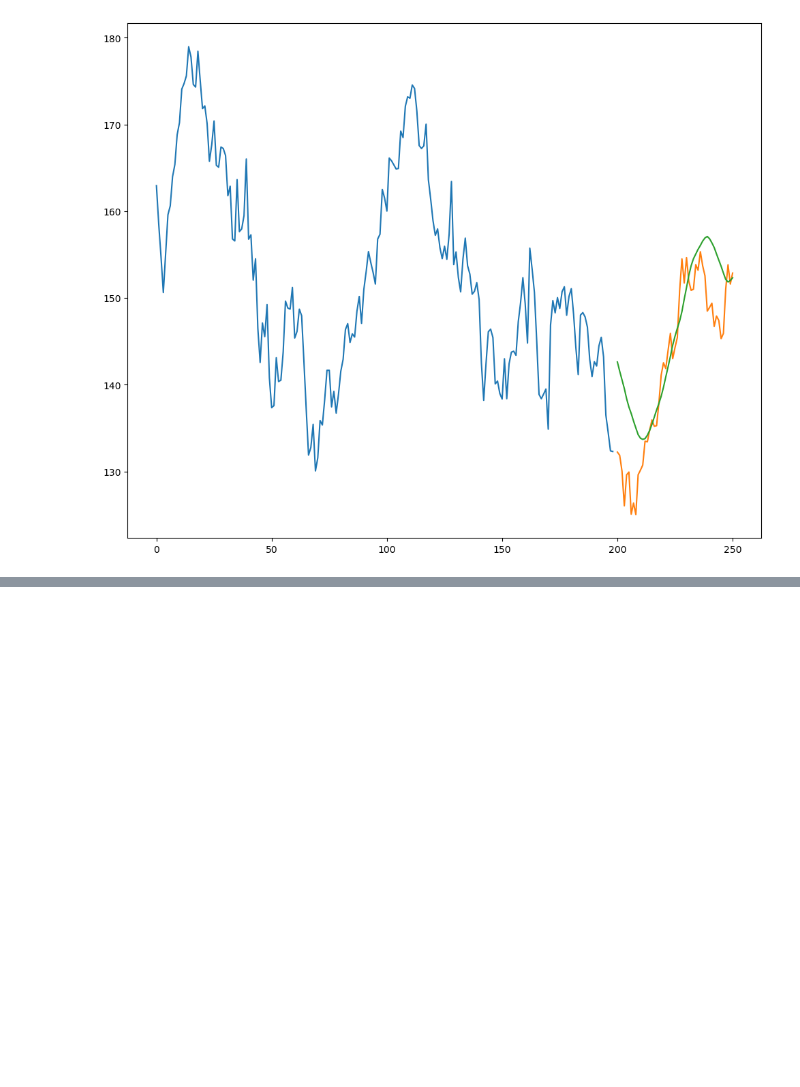
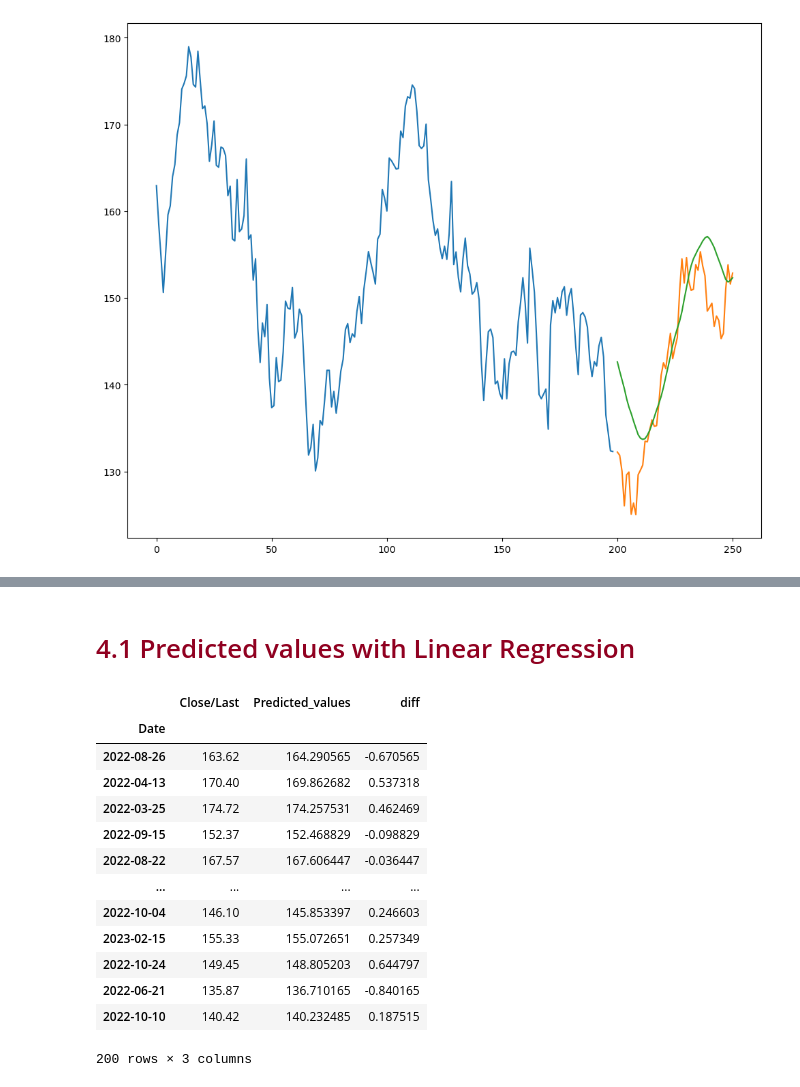
Before and after one commit to Laurence-kyla/LSTM, a Jupyter notebook: LSTM_Apple_actions.ipynb, the cells around one changed output, grey strips where cells are left out. Saved outputs shown, nothing was run; the diff lists cells and outputs as text; code cells hidden in the pictures; blank space fills up the shorter version.

```diff
--- a/LSTM_Apple_actions.ipynb
+++ b/LSTM_Apple_actions.ipynb
@@ -696,0 +697,23 @@ scores
+# %% [markdown]
+<a id='4.1'></a>
+# <font color='#900020'>4.1 Predicted values with Linear Regression</font>
+# %%
+predicted_rl = pd.DataFrame(y_train)
+predicted_rl['Predicted_values'] = y_pred_train_rl
+predicted_rl['diff'] = predicted_rl['Close/Last'] - predicted_rl['Predicted_values']
+predicted_rl
+# %% [output]
+|  | Close/Last | Predicted_values | diff |
+| Date |  |  |  |
+| 2022-08-26 | 163.62 | 164.290565 | -0.670565 |
+| 2022-04-13 | 170.40 | 169.862682 | 0.537318 |
+| 2022-03-25 | 174.72 | 174.257531 | 0.462469 |
+| 2022-09-15 | 152.37 | 152.468829 | -0.098829 |
+| 2022-08-22 | 167.57 | 167.606447 | -0.036447 |
+| ... | ... | ... | ... |
+| 2022-10-04 | 146.10 | 145.853397 | 0.246603 |
+| 2023-02-15 | 155.33 | 155.072651 | 0.257349 |
+| 2022-10-24 | 149.45 | 148.805203 | 0.644797 |
+| 2022-06-21 | 135.87 | 136.710165 | -0.840165 |
+| 2022-10-10 | 140.42 | 140.232485 | 0.187515 |
+200 rows × 3 columns
```
Also changed, not shown: parts of 15 cells of this notebook.
